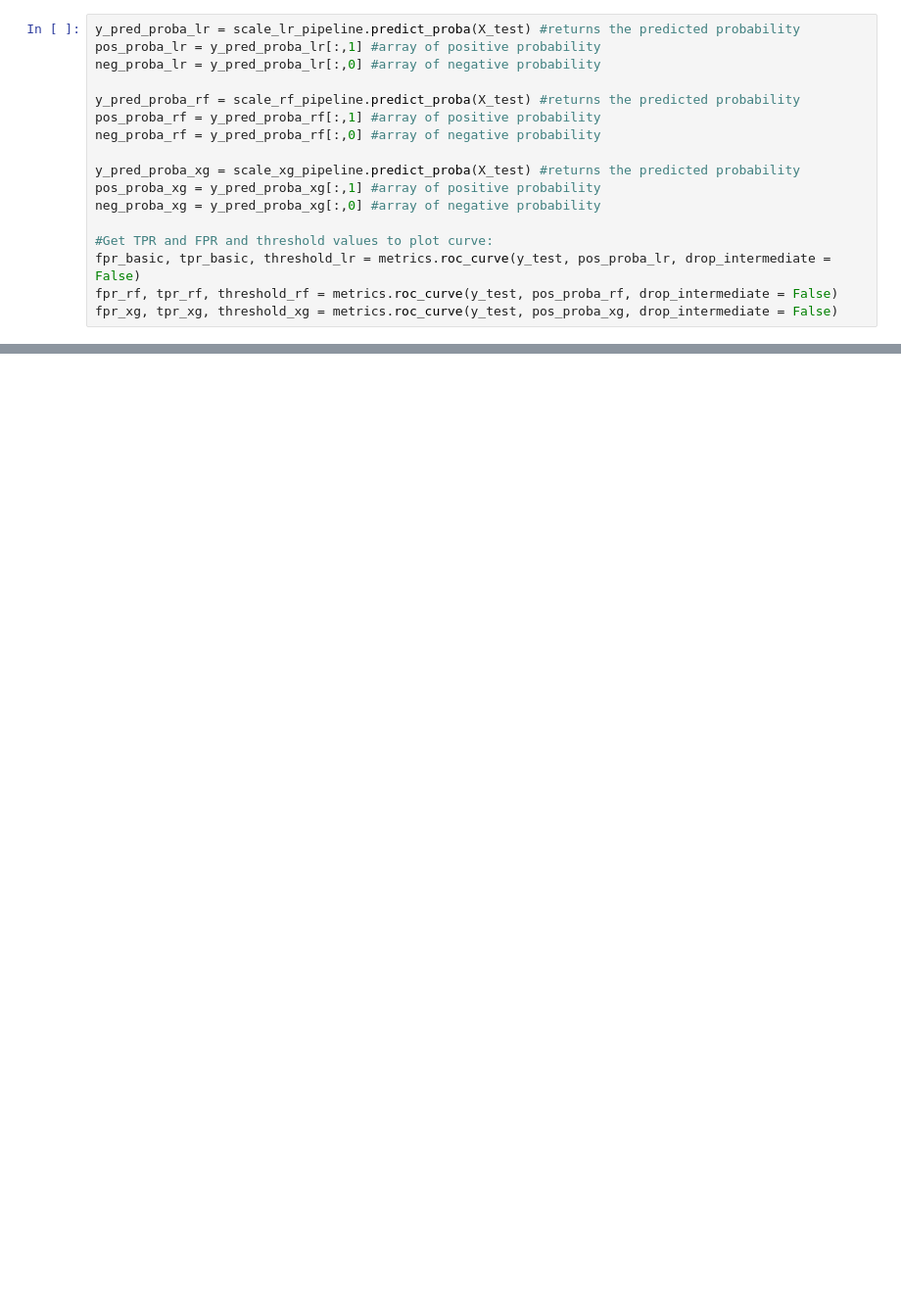
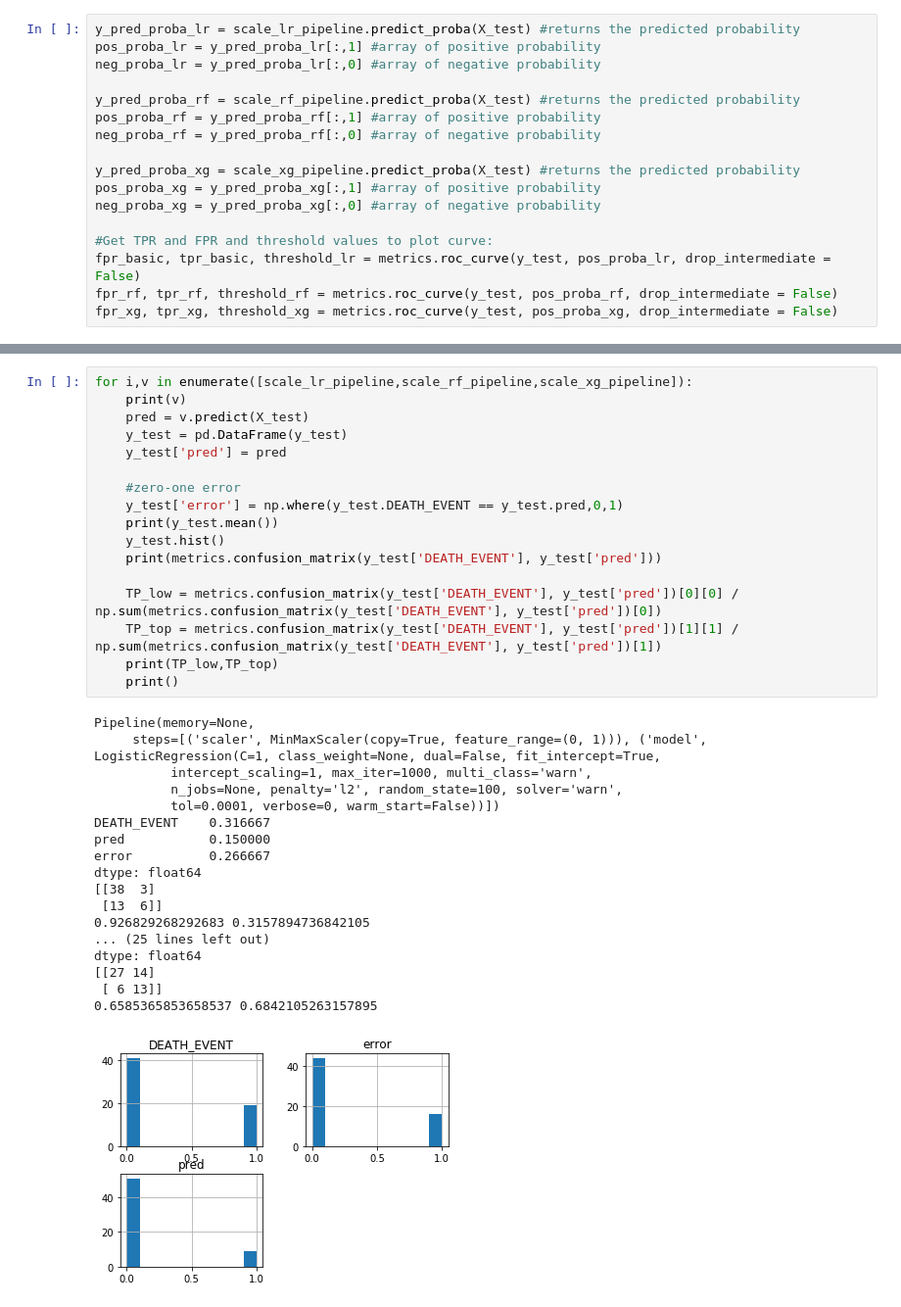
Before and after one commit to janrth/heart_failure_prediction, a Jupyter notebook: death_event_prediction.ipynb, the cells around one changed output, grey strips where cells are left out. Shown: that part at 98% size. Saved outputs shown, nothing was run; the diff lists cells and outputs as text; blank space fills up the shorter version.

```diff
--- a/death_event_prediction.ipynb
+++ b/death_event_prediction.ipynb
@@ -200,0 +209,36 @@ Text(0.5, 1.0, 'ROC Curve')
+# %%
+for i,v in enumerate([scale_lr_pipeline,scale_rf_pipeline,scale_xg_pipeline]):
+    print(v)
+    pred = v.predict(X_test)
+    y_test = pd.DataFrame(y_test)
+    y_test['pred'] = pred
+
+    #zero-one error
+    y_test['error'] = np.where(y_test.DEATH_EVENT == y_test.pred,0,1)
+    print(y_test.mean())
+    y_test.hist()
+    print(metrics.confusion_matrix(y_test['DEATH_EVENT'], y_test['pred']))
+
+    TP_low = metrics.confusion_matrix(y_test['DEATH_EVENT'], y_test['pred'])[0][0] / np.sum(metrics.confusion_matrix(y_test['DEATH_EVENT'], y_test['pred'])[0])
+    TP_top = metrics.confusion_matrix(y_test['DEATH_EVENT'], y_test['pred'])[1][1] / np.sum(metrics.confusion_matrix(y_test['DEATH_EVENT'], y_test['pred'])[1])
+    print(TP_low,TP_top)
+    print()
+# %% [output]
+Pipeline(memory=None,
+     steps=[('scaler', MinMaxScaler(copy=True, feature_range=(0, 1))), ('model', LogisticRegression(C=1, class_weight=None, dual=False, fit_intercept=True,
+          intercept_scaling=1, max_iter=1000, multi_class='warn',
+          n_jobs=None, penalty='l2', random_state=100, solver='warn',
+          tol=0.0001, verbose=0, warm_start=False))])
+DEATH_EVENT    0.316667
+pred           0.150000
+error          0.266667
+dtype: float64
+[[38  3]
+ [13  6]]
+0.926829268292683 0.3157894736842105
+... (25 lines left out)
+dtype: float64
+[[27 14]
+ [ 6 13]]
+0.6585365853658537 0.6842105263157895
+[figure, added]
```
Also changed, not shown: parts of 24 cells of this notebook.
